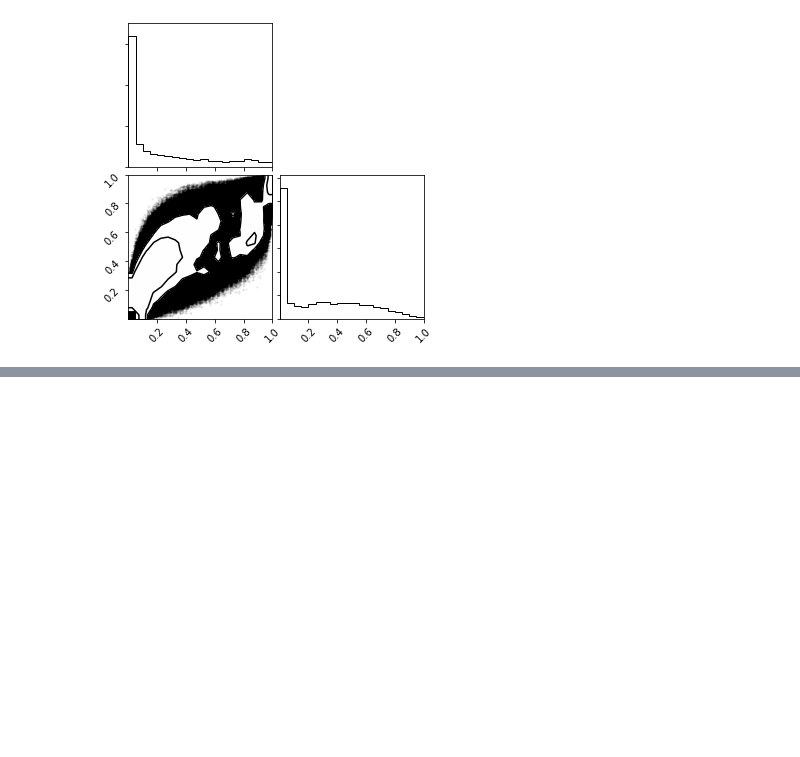
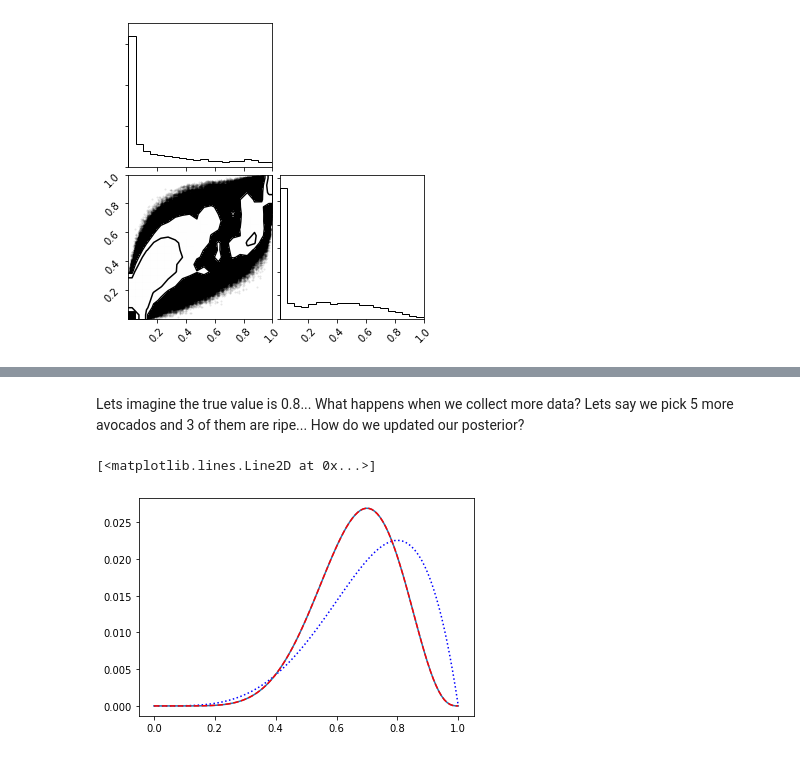
Before and after one commit to astro-9-scientific-programming/lectures-breakouts, a Jupyter notebook: Day4/Lesson 3 (MatPlotLib and More Bayesian Statistics).ipynb, the cells around one changed output, grey strips where cells are left out. Drawn from its saved outputs; the diff is of its cells as text; code cells hidden in the pictures; blank space fills up the shorter version.

```diff
--- a/Day4/Lesson 3 (MatPlotLib and More Bayesian Statistics).ipynb
+++ b/Day4/Lesson 3 (MatPlotLib and More Bayesian Statistics).ipynb
@@ -281,0 +326,22 @@ figure = corner.corner(draws)
+# %% [markdown]
+Lets imagine the true value is 0.8... What happens when we collect more data? Lets say we pick 5 more avocados and 3 of them are ripe... How do we updated our posterior?
+# %%
+prior = post
+lik = binom(3,5,theta) # Binomail Distribution
+
+h = prior*lik
+post_update = h/np.sum(h)
+
+plt.plot(theta,post,"b:")
+plt.plot(theta,post_update)
+
+prior = np.ones(len(theta))/len(theta)
+
+lik = binom(7,10,theta) # Binomail Distribution
+
+h = prior*lik
+post_together = h/np.sum(h)
+plt.plot(theta,post_together,"r--")
+# %% [output]
+[<matplotlib.lines.Line2D at 0x...>]
+[figure, added]
```
Also changed, not shown: parts of 12 cells of this notebook, 6 other files.
